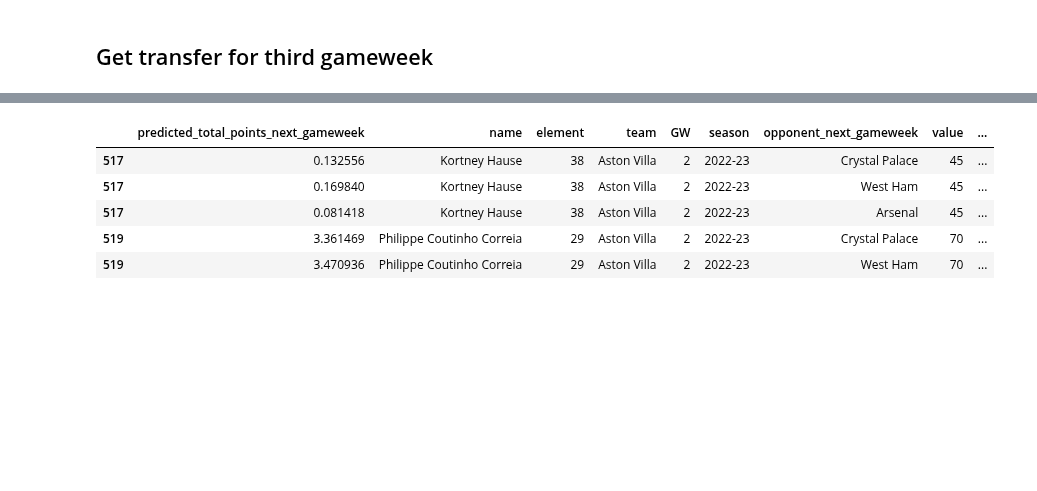
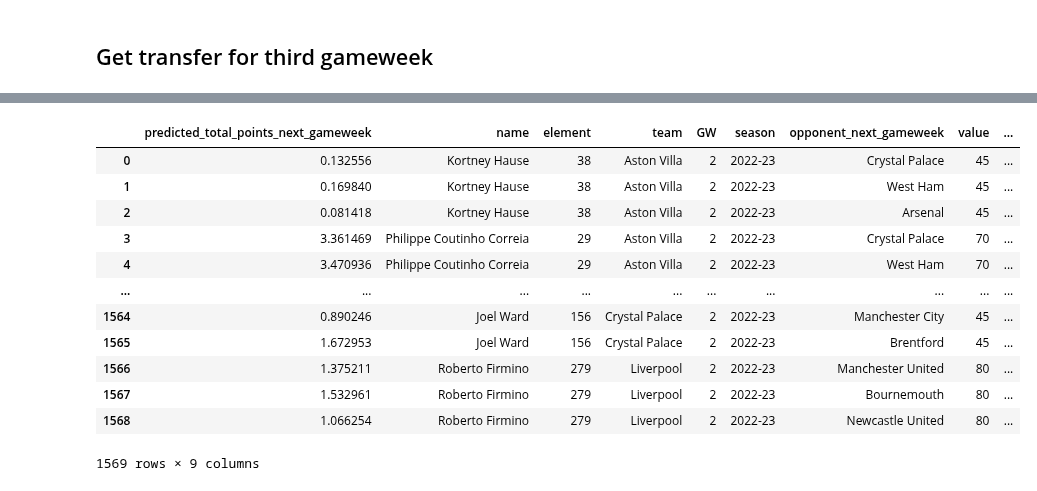
Before and after one commit to gracjans/FPL-AI-Manager_SwanseAI, a Jupyter notebook: notebooks/prepare_season_start_squad.ipynb, the cells around one changed output, grey strips where cells are left out. Saved outputs shown, nothing was run; the diff lists cells and outputs as text; code cells hidden in the pictures; blank space fills up the shorter version.

```diff
--- a/notebooks/prepare_season_start_squad.ipynb
+++ b/notebooks/prepare_season_start_squad.ipynb
@@ -113,4 +113,4 @@ scaler_path = ['/models/scaler_gk.gz', '/models/scaler_field.gz']
 # %%
 from src.squad_selection.predict_and_select import predict_and_select_transfer
 
-prediction_df_gk, prediction_df_field = predict_and_select_transfer('2022-23', 2, model_path, scaler_path, download_newest_data=False, get_actual_chance_playing=True, position_separated=True)
+predict_and_select_transfer('2022-23', 2, model_path, scaler_path, download_newest_data=False, get_actual_chance_playing=True, position_separated=True)
@@ -126,9 +150,16 @@ prediction_df_gk.head()
 # %%
-prediction_df_field.head()
+prediction_df_field
 # %% [output]
 |  | predicted_total_points_next_gameweek | name | element | team | GW | season | opponent_next_gameweek | value | ... |
-| 517 | 0.132556 | Kortney Hause | 38 | Aston Villa | 2 | 2022-23 | Crystal Palace | 45 | ... |
-| 517 | 0.169840 | Kortney Hause | 38 | Aston Villa | 2 | 2022-23 | West Ham | 45 | ... |
-| 517 | 0.081418 | Kortney Hause | 38 | Aston Villa | 2 | 2022-23 | Arsenal | 45 | ... |
-| 519 | 3.361469 | Philippe Coutinho Correia | 29 | Aston Villa | 2 | 2022-23 | Crystal Palace | 70 | ... |
-| 519 | 3.470936 | Philippe Coutinho Correia | 29 | Aston Villa | 2 | 2022-23 | West Ham | 70 | ... |
+| 0 | 0.132556 | Kortney Hause | 38 | Aston Villa | 2 | 2022-23 | Crystal Palace | 45 | ... |
+| 1 | 0.169840 | Kortney Hause | 38 | Aston Villa | 2 | 2022-23 | West Ham | 45 | ... |
+| 2 | 0.081418 | Kortney Hause | 38 | Aston Villa | 2 | 2022-23 | Arsenal | 45 | ... |
+| 3 | 3.361469 | Philippe Coutinho Correia | 29 | Aston Villa | 2 | 2022-23 | Crystal Palace | 70 | ... |
+| 4 | 3.470936 | Philippe Coutinho Correia | 29 | Aston Villa | 2 | 2022-23 | West Ham | 70 | ... |
+| ... | ... | ... | ... | ... | ... | ... | ... | ... | ... |
+| 1564 | 0.890246 | Joel Ward | 156 | Crystal Palace | 2 | 2022-23 | Manchester City | 45 | ... |
+| 1565 | 1.672953 | Joel Ward | 156 | Crystal Palace | 2 | 2022-23 | Brentford | 45 | ... |
+| 1566 | 1.375211 | Roberto Firmino | 279 | Liverpool | 2 | 2022-23 | Manchester United | 80 | ... |
+| 1567 | 1.532961 | Roberto Firmino | 279 | Liverpool | 2 | 2022-23 | Bournemouth | 80 | ... |
+| 1568 | 1.066254 | Roberto Firmino | 279 | Liverpool | 2 | 2022-23 | Newcastle United | 80 | ... |
+1569 rows × 9 columns
```
Also changed, not shown: parts of 2 cells of this notebook.
